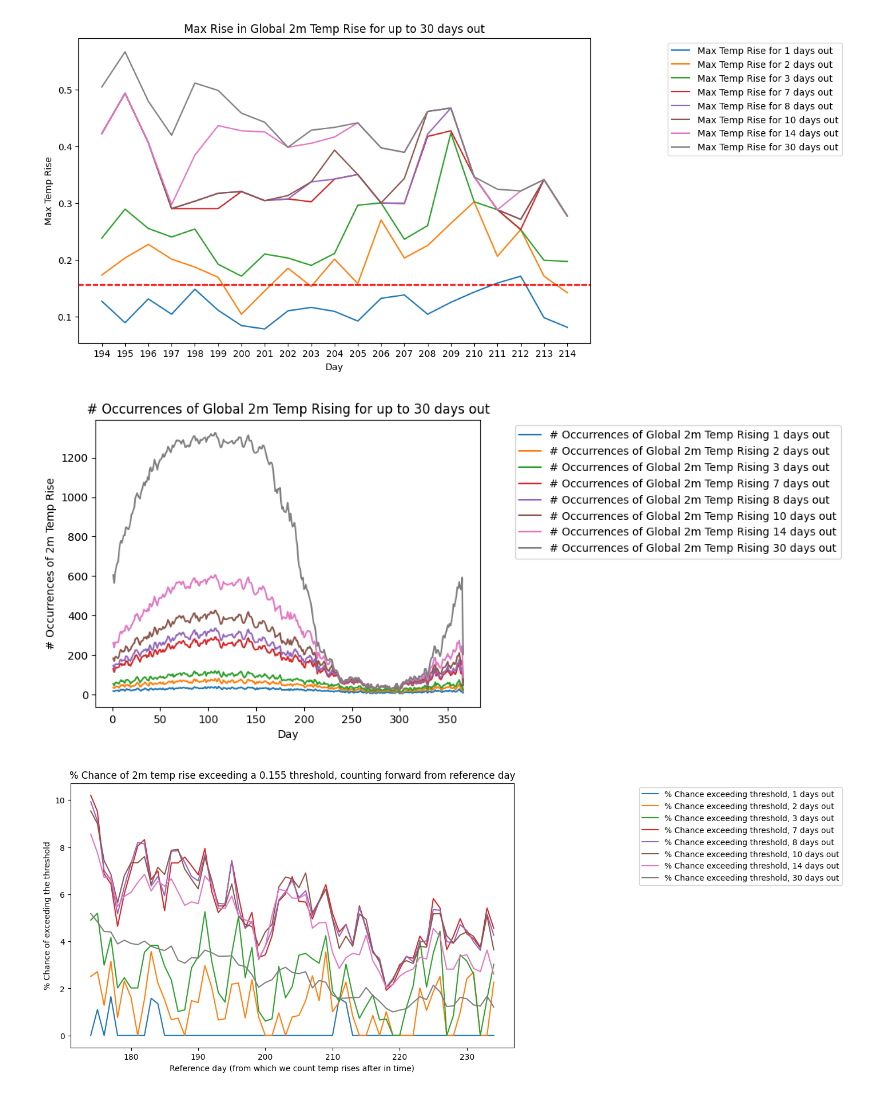
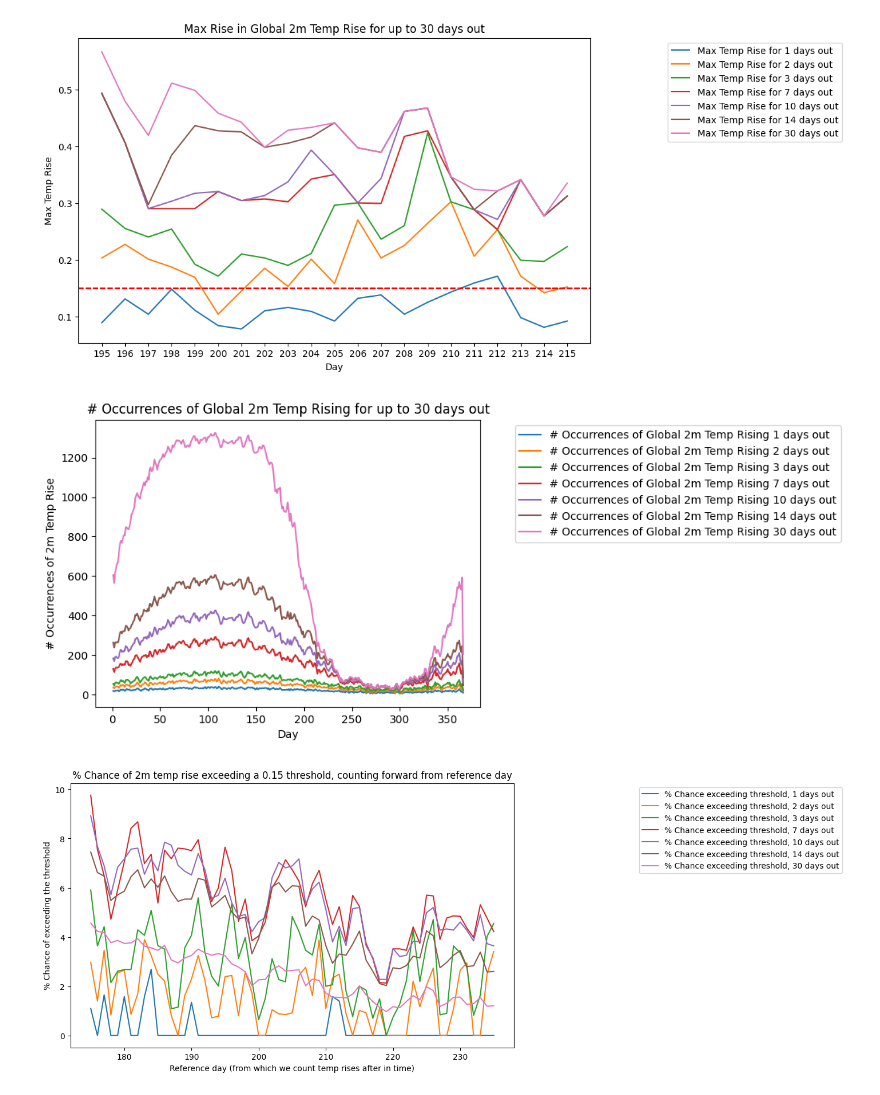
Before and after one commit to JRPdata/hot-july, a Jupyter notebook: copy_for_monthly-mean-land-ocean-temp-anomaly-extrapolate.ipynb, the cells around one changed output. Cells and saved outputs as stored; diff of their text form; code cells hidden in the pictures.

Commit message:
Update for July 25

```diff
--- a/copy_for_monthly-mean-land-ocean-temp-anomaly-extrapolate.ipynb
+++ b/copy_for_monthly-mean-land-ocean-temp-anomaly-extrapolate.ipynb
@@ -47,7 +47,7 @@ def calc_max_rise_plus_days(filepath, days_out, rise_threshold, min_year):
     calculate_for_monthly_mean_land_ocean_temp = True
     start_day = 182
     end_day = 212
-    last_day_current_data = 204
+    last_day_current_data = 205
     # Calculate average mean for ~July (~day 182-212), to compare to July 2019
     if calculate_for_monthly_mean_land_ocean_temp:
         mean_data = [entry for entry in data if entry['name'] == '1979-2000 mean'][0]['data']
@@ -325,12 +325,12 @@ extrapolate_year = 2023
 # from https://climatereanalyzer.org/clim/t2_daily/json/cfsr_world_t2_day.json
 filepath = 'cfsr_world_t2_day.json'
 # %%
-# start of day of year to project out from (last day of observed data: July 23, 2023 = 204)
-start_day_1_index = 204
+# start of day of year to project out from (last day of observed data: July 24, 2023 = 205)
+start_day_1_index = 205
 # threshold in rise to count occurences for (the record temperature - the most recent observation temperature)
-rise_threshold = 17.233 - 17.078
-# days out from last day of observed data to do counts for (8 + July 23 = July 31)
-days_out = [1, 2, 3, 7, 8, 10, 14, 30]
+rise_threshold = 17.233 - 17.083
+# days out from last day of observed data to do counts for (7 + July 24 = July 31)
+days_out = [1, 2, 3, 7, 10, 14, 30]
 #days_out = [1, 2, 3, 7, 22, 30]
 
 # the temp variability changes throughout the year
@@ -387,3 +387,3 @@ Chance of 2m temp rise exceeding a 0.155 threshold, 30 days out from July 23, 20
-[figure, old version]
+[figure, new version]
-[figure, old version]
+[figure, new version]
-[figure, old version]
+[figure, new version]
```
Also changed, not shown: parts of 1 cell of this notebook, 3 other files.
